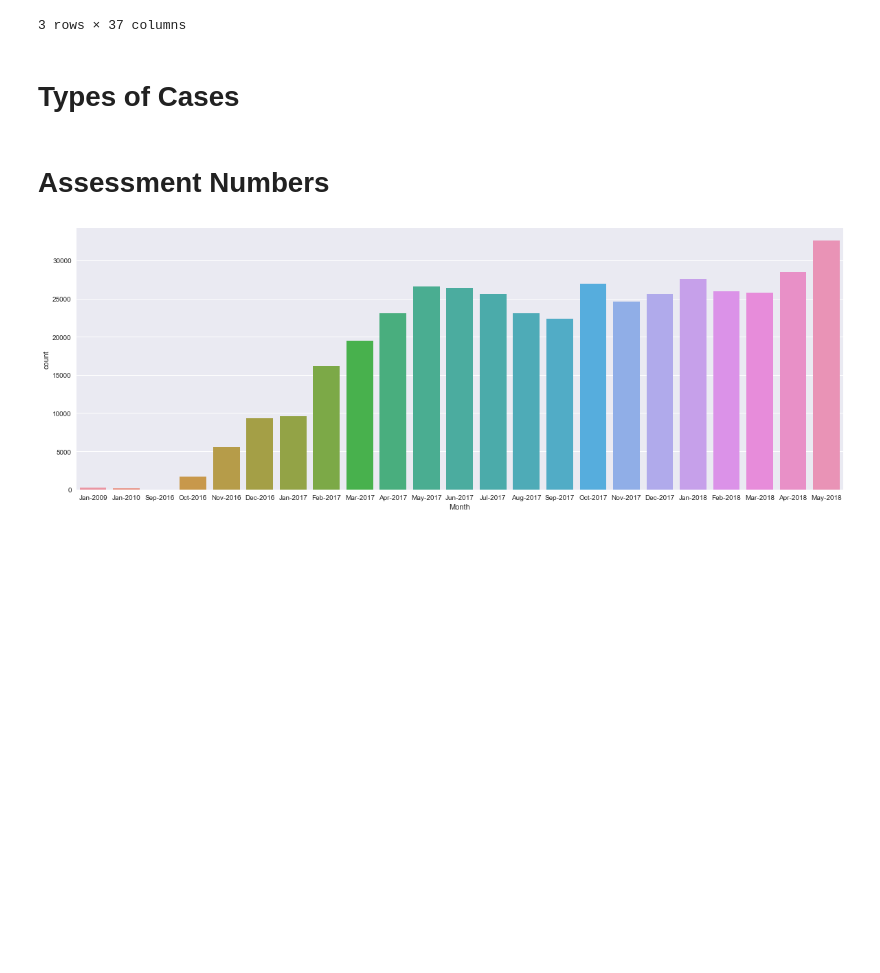
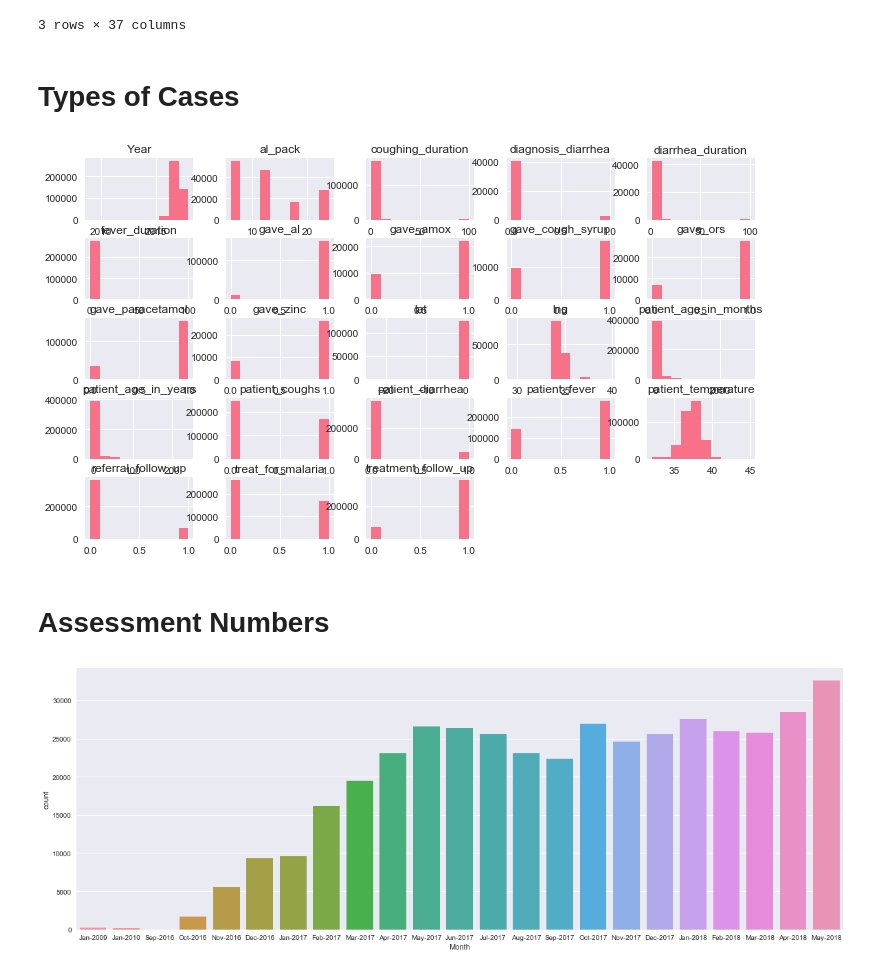
Before and after one commit to bilha-analytics/zExploreGL, a Jupyter notebook: OPs_Reports/Assessments.ipynb, the cells around one changed output. Cells and saved outputs as stored; diff of their text form; code cells hidden in the pictures; blank space fills up the shorter version.

```diff
--- a/OPs_Reports/Assessments.ipynb
+++ b/OPs_Reports/Assessments.ipynb
@@ -214,6 +214,9 @@ Glimpse of the data
 # Types of Cases
 # %%
 ## factors
+plotDistz( db );
+# %% [output]
+[figure, added]
 # %% [markdown]
 # Assessment Numbers
 # %%
```
Also changed, not shown: parts of 2 cells of this notebook, 2 other files.
